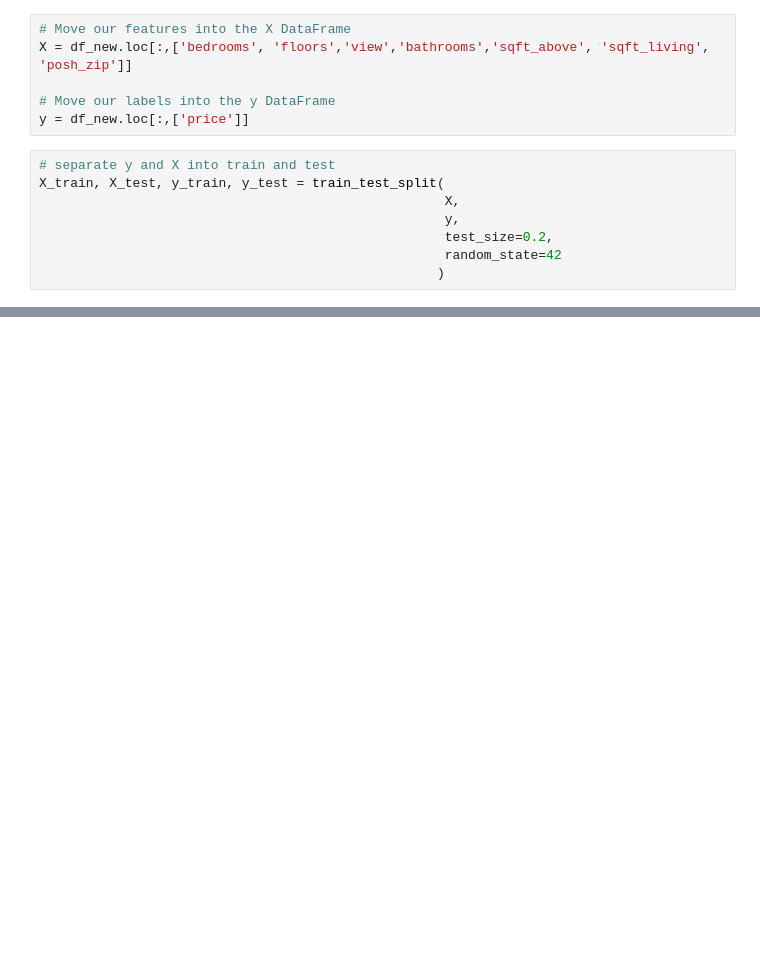
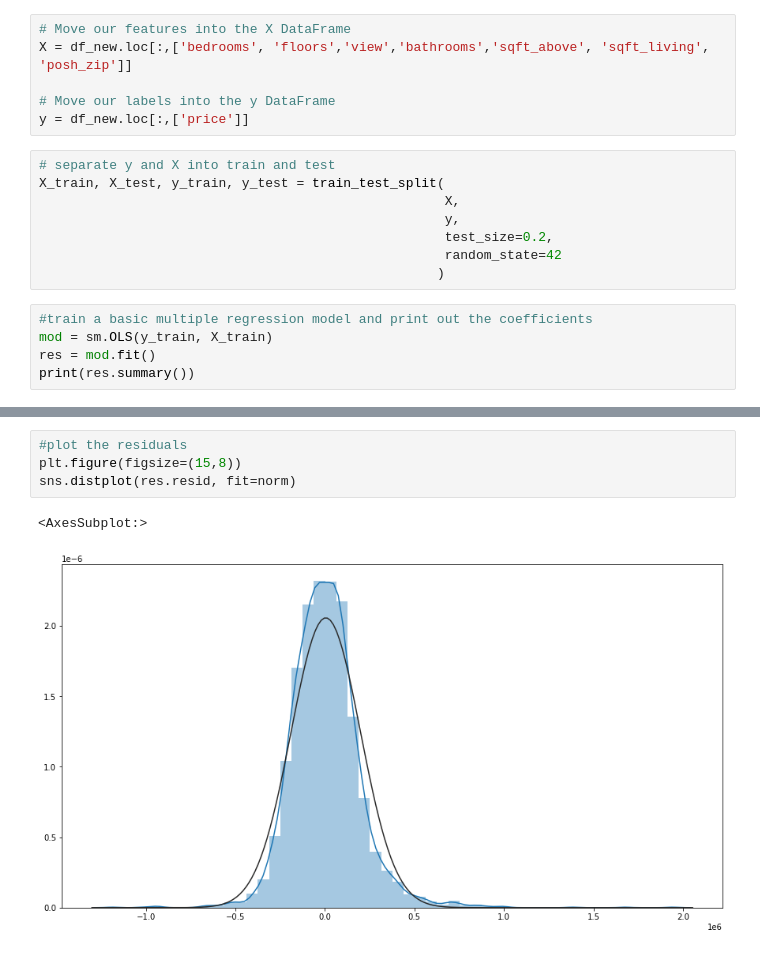
Before and after one commit to Abuton/stage-f-14-house-pricing, a Jupyter notebook: model building and result explanation.ipynb, the cells around one changed output, grey strips where cells are left out. Drawn from its saved outputs; the diff is of its cells as text; blank space fills up the shorter version.

```diff
--- a/model building and result explanation.ipynb
+++ b/model building and result explanation.ipynb
@@ -329,3 +329,8 @@ X_train, X_test, y_train, y_test = train_test_split(
                                                     test_size=0.2,
                                                     random_state=42
                                                    )
+# %%
+#train a basic multiple regression model and print out the coefficients
+mod = sm.OLS(y_train, X_train)
+res = mod.fit()
+print(res.summary())
@@ -331,0 +397,7 @@ X_train, X_test, y_train, y_test = train_test_split(
+# %%
+#plot the residuals
+plt.figure(figsize=(15,8))
+sns.distplot(res.resid, fit=norm)
+# %% [output]
+<AxesSubplot:>
+[figure, added]
```
Also changed, not shown: parts of 8 cells of this notebook.
